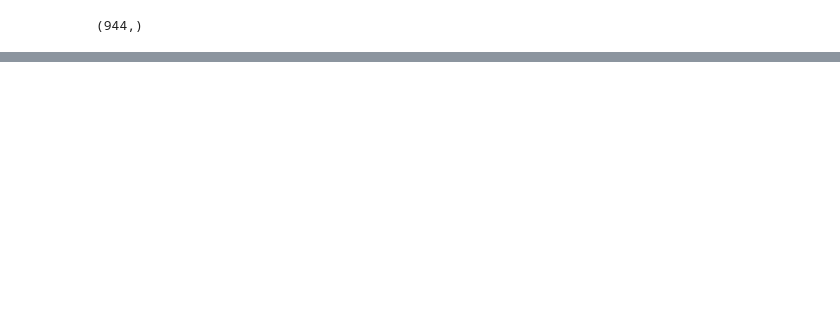
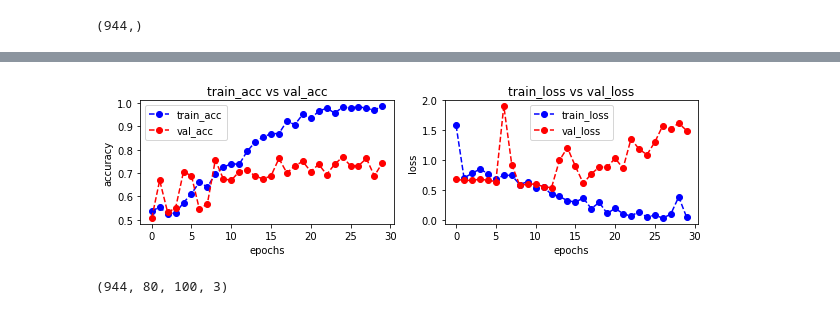
Before and after one commit to stefanocaruso0101/PedestrianDetection, a Jupyter notebook: BOOK1.ipynb, the cells around one changed output, grey strips where cells are left out. Cells and saved outputs as stored; diff of their text form; code cells hidden in the pictures; blank space fills up the shorter version.

```diff
--- a/BOOK1.ipynb
+++ b/BOOK1.ipynb
@@ -230,0 +282,24 @@ plot_accuracy_loss(history)
+# %%
+# loading in the data
+(train_images_2, train_labels_2),(test_images_2, test_labels_2),(val_images_2, val_labels_2) = load_data(size = (200,200))
+# %%
+# CNN model #3
+
+model = models.Sequential()
+model.add(layers.Conv2D(filters=64, kernel_size=(5,5),strides=(1, 1),padding='same', activation='relu', input_shape=(200, 200, 3)))
+model.add(layers.MaxPooling2D((3, 3)))
+model.add(layers.Conv2D(filters=96, kernel_size=(5, 5),strides=(1, 1),padding='same', activation='relu'))
+model.add(layers.MaxPooling2D((3, 3)))
+model.add(layers.Conv2D(filters=108, kernel_size=(5, 5),strides=(1, 1),padding='same', activation='relu'))
+model.add(layers.Flatten())
+model.add(layers.Dense(128, activation='relu'))
+model.add(layers.Dense(1, activation='sigmoid'))
+
+model.compile(optimizer='rmsprop',
+              loss='binary_crossentropy',
+              metrics=['accuracy'])# specifically optimizing tp & fp want to detect all images correctly
+
+
+#saving off the model as an object for predicts etc...
+history_3 = model.fit(train_images_2, train_labels_2, epochs=30, batch_size=32,
+                    validation_data=(val_images_2, val_labels_2))
@@ -230,0 +324,4 @@ plot_accuracy_loss(history)
+# %%
+plot_accuracy_loss(history_3)
+# %% [output]
+[figure, added]
@@ -230,0 +331,4 @@ plot_accuracy_loss(history)
+# %%
+train_images_3.shape
+# %% [output]
+(944, 80, 100, 3)
```
Also changed, not shown: parts of 47 cells of this notebook.
